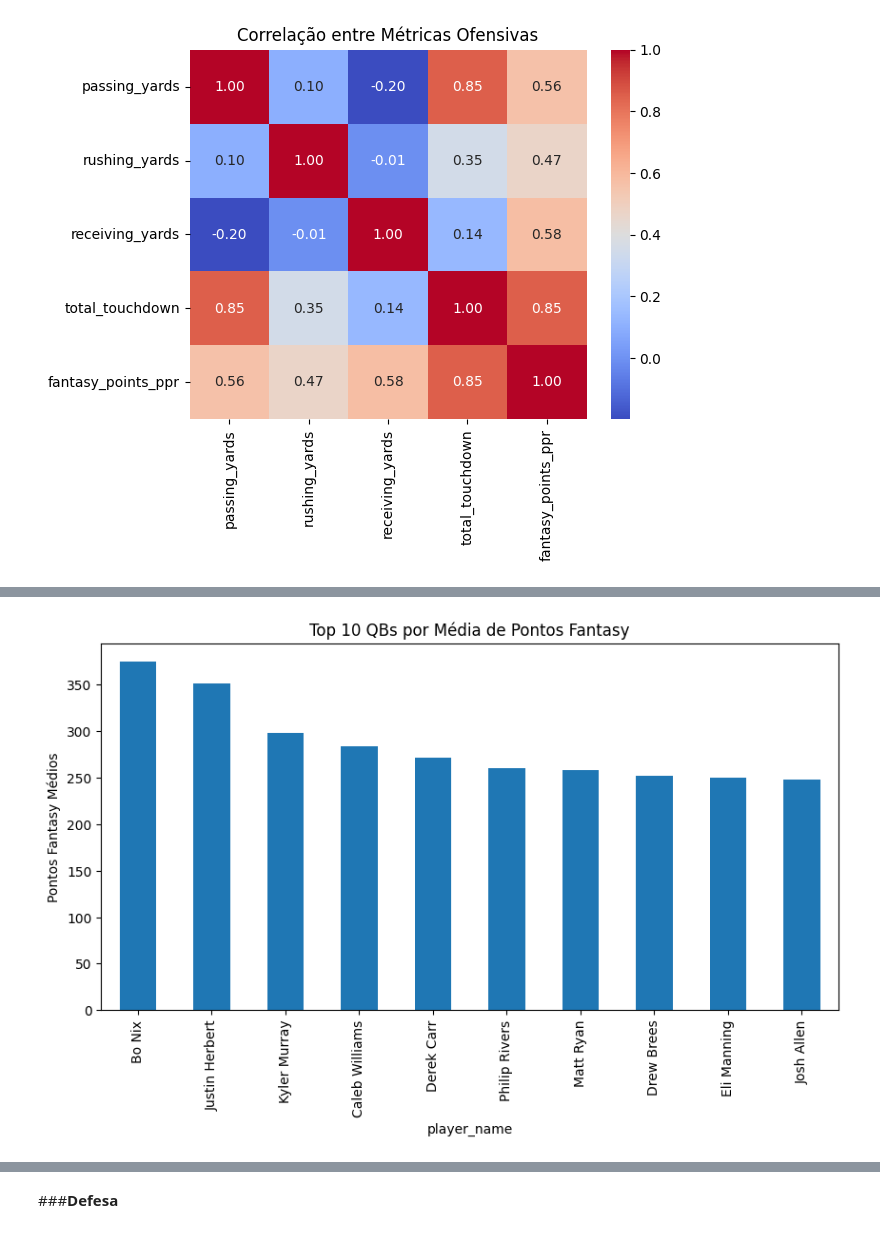
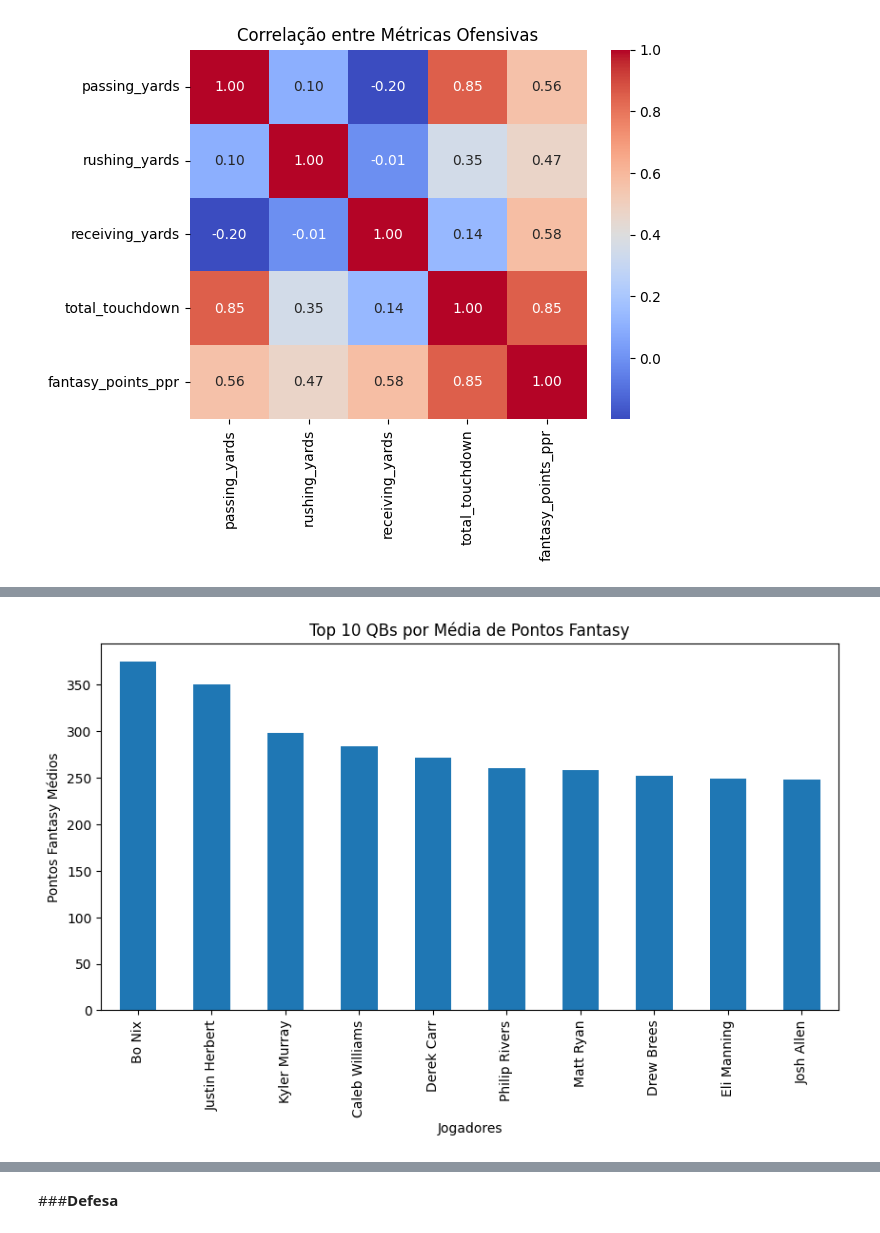
Before and after one commit to CarlosSotero/NFL_Stats_Players, a Jupyter notebook: NFL_Moderna.ipynb, the cells around one changed output, grey strips where cells are left out. Saved outputs shown, nothing was run; the diff lists cells and outputs as text; code cells hidden in the pictures.

```diff
--- a/NFL_Moderna.ipynb
+++ b/NFL_Moderna.ipynb
@@ -469,10 +473,11 @@ plt.show()
 # %%
 # Top QBs em média de pontos fantasy
 top_qbs_fantasy = qbs.groupby('player_name')['fantasy_points_ppr'].mean().nlargest(10)
 top_qbs_fantasy.plot(kind='bar', figsize=(10,5), title='Top 10 QBs por Média de Pontos Fantasy')
 plt.ylabel('Pontos Fantasy Médios')
+plt.xlabel('Jogadores')
 plt.show()
 # %% [output]
-[figure, old version]
+[figure, new version]
 # %%
 # Top QBs em média de pontos fantasy nos últimos quatros anos
```
Also changed, not shown: parts of 59 cells of this notebook.
